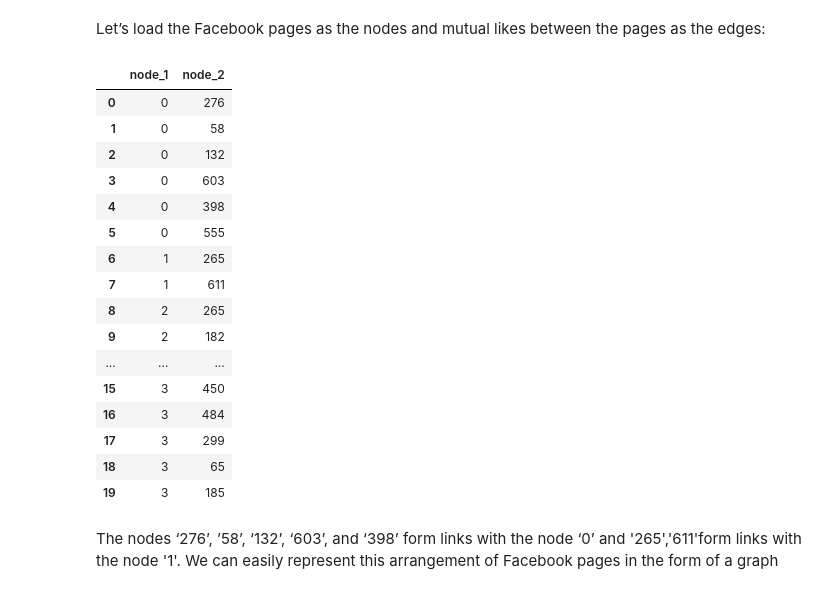
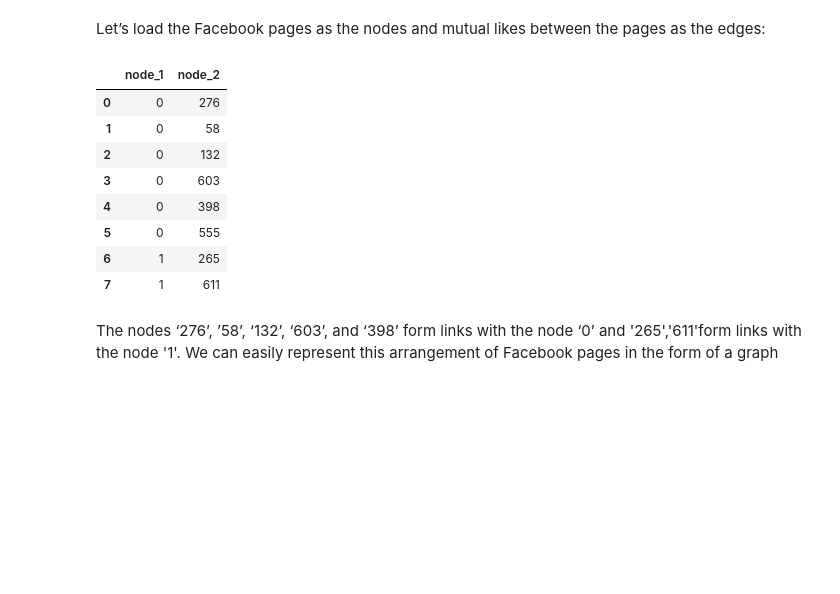
Before and after one commit to balamurugan12/bala, a Jupyter notebook: Link Prediction.ipynb, the cells around one changed output. Saved outputs shown, nothing was run; the diff lists cells and outputs as text; code cells hidden in the pictures; blank space fills up the shorter version.

```diff
--- a/Link Prediction.ipynb
+++ b/Link Prediction.ipynb
@@ -35,25 +35,17 @@ for i in tqdm(fb_links):
 
 fb_df = pd.DataFrame({'node_1': node_list_1, 'node_2': node_list_2})
 # %%
-fb_df.head(20)
+fb_df.head(8)
 # %% [output]
 |  | node_1 | node_2 |
 | 0 | 0 | 276 |
 | 1 | 0 | 58 |
 | 2 | 0 | 132 |
 | 3 | 0 | 603 |
 | 4 | 0 | 398 |
 | 5 | 0 | 555 |
 | 6 | 1 | 265 |
 | 7 | 1 | 611 |
-| 8 | 2 | 265 |
-| 9 | 2 | 182 |
-| ... | ... | ... |
-| 15 | 3 | 450 |
-| 16 | 3 | 484 |
-| 17 | 3 | 299 |
-| 18 | 3 | 65 |
-| 19 | 3 | 185 |
 # %% [markdown]
 The nodes ‘276’, ’58’, ‘132’, ‘603’, and ‘398’ form links with the node ‘0’ and '265','611'form links with the node '1'. We can easily represent this arrangement of Facebook pages in the form of a graph
 # %%
```
